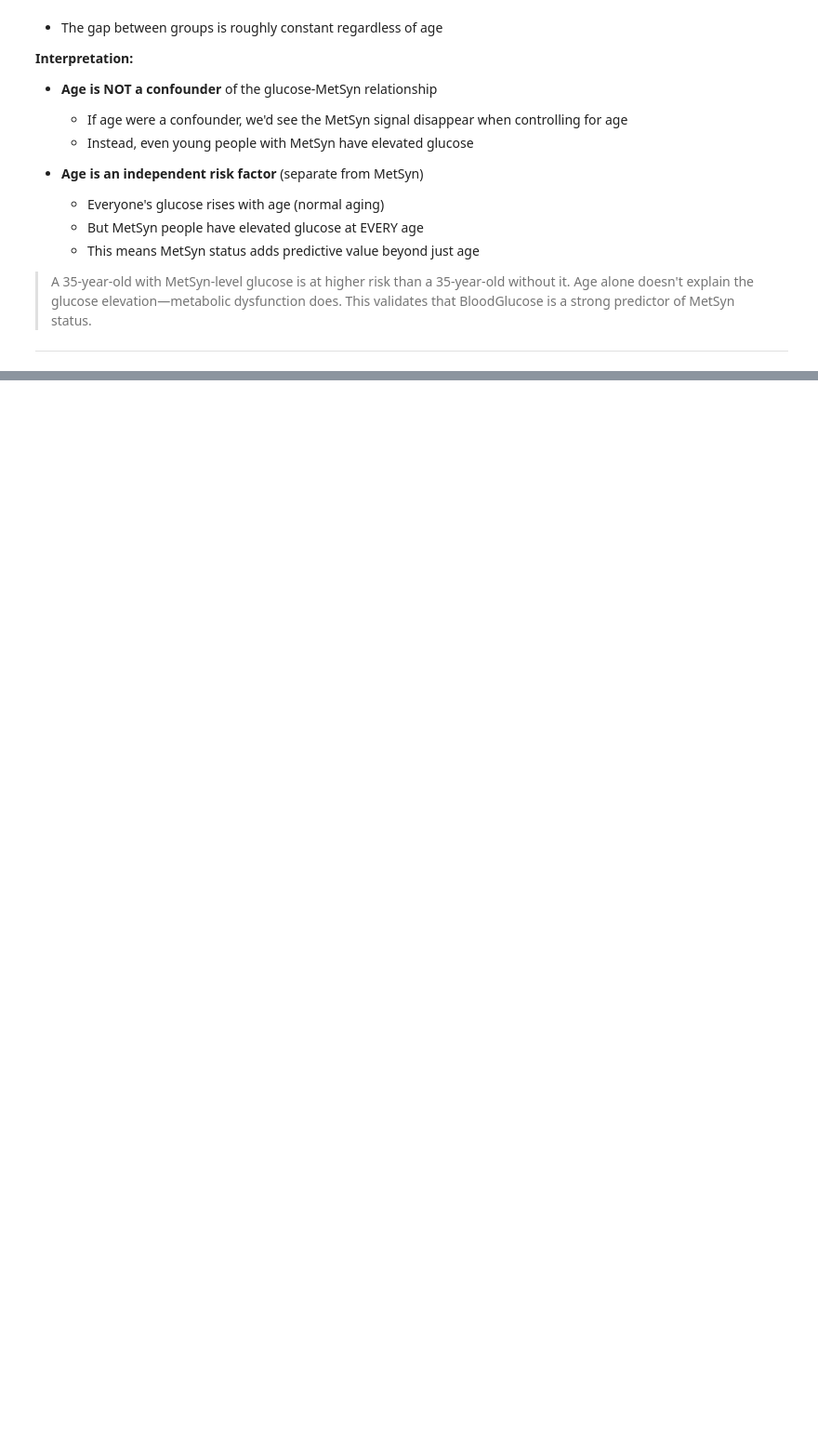
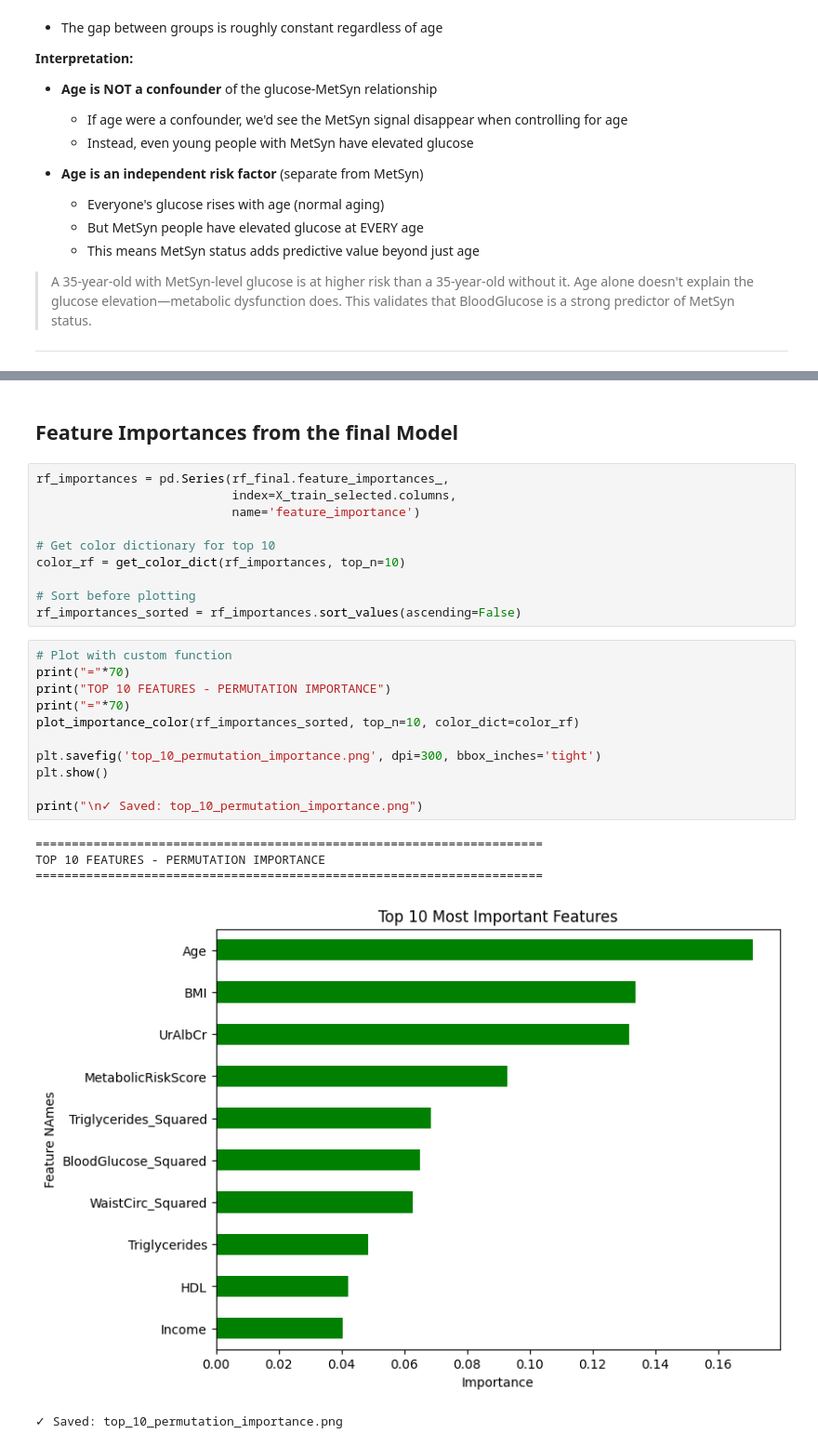
Before and after one commit to MaysNassar/-Metabolic-Syndrome-Prediction, a Jupyter notebook: Metabolic_Syndrome_Prediction.ipynb, the cells around one changed output, grey strips where cells are left out. Shown at 93% size. Saved outputs shown, nothing was run; the diff lists cells and outputs as text; blank space fills up the shorter version.

```diff
--- a/Metabolic_Syndrome_Prediction.ipynb
+++ b/Metabolic_Syndrome_Prediction.ipynb
@@ -1378,0 +1909,29 @@ This validates that BloodGlucose is a strong predictor of MetSyn status.
+# %% [markdown]
+## Feature Importances from the final Model
+# %%
+rf_importances = pd.Series(rf_final.feature_importances_,
+                           index=X_train_selected.columns,
+                           name='feature_importance')
+
+# Get color dictionary for top 10
+color_rf = get_color_dict(rf_importances, top_n=10)
+
+# Sort before plotting
+rf_importances_sorted = rf_importances.sort_values(ascending=False)
+# %%
+# Plot with custom function
+print("="*70)
+print("TOP 10 FEATURES - PERMUTATION IMPORTANCE")
+print("="*70)
+plot_importance_color(rf_importances_sorted, top_n=10, color_dict=color_rf)
+
+plt.savefig('top_10_permutation_importance.png', dpi=300, bbox_inches='tight')
+plt.show()
+
+print("\n✓ Saved: top_10_permutation_importance.png")
+# %% [output]
+======================================================================
+TOP 10 FEATURES - PERMUTATION IMPORTANCE
+======================================================================
+[figure, added]
+✓ Saved: top_10_permutation_importance.png
```
Also changed, not shown: parts of 38 cells of this notebook.
